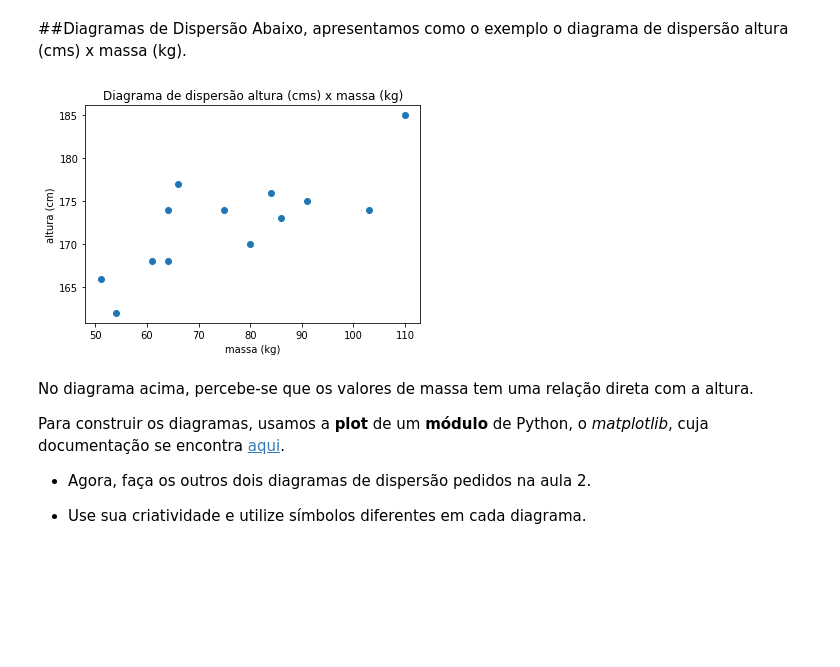
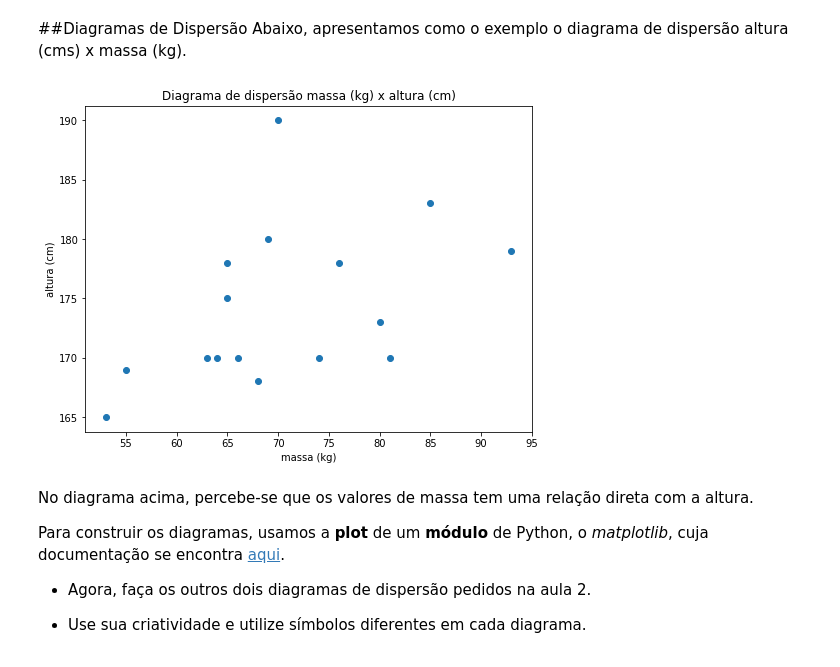
Before and after one commit to elizamelo/FisicaGeral, a Jupyter notebook: histogramasAula02Test.ipynb, the cells around one changed output. Drawn from its saved outputs; the diff is of its cells as text; code cells hidden in the pictures; blank space fills up the shorter version.

```diff
--- a/histogramasAula02Test.ipynb
+++ b/histogramasAula02Test.ipynb
@@ -184,18 +244,23 @@ Abaixo, apresentamos como o exemplo o diagrama de dispersão altura (cms) x mass
 # %%
 import matplotlib.pyplot as plt
 
-massa = [64,110,75,80,61,86,54,84,51,64,66,103,91]
-altura = [174,185,174,170,168,173,162,176,166,168,177,174,175]
+#massa = [64,110,75,80,61,86,54,84,51,64,66,103,91]
+#altura = [174,185,174,170,168,173,162,176,166,168,177,174,175]
+massa = [64,68,69,65,66,81,80,74,70,63,53,76,65,85,93,55]
+altura = [170,168,180,175,170,170,173,170,190,170,165,178,178,183,179,169]
+
+fig = plt.figure( figsize=(8,6) )
+
 plt.plot(massa,altura,'o')
 plt.xlabel('massa (kg)')
 plt.ylabel('altura (cm)')
-plt.title('Diagrama de dispersão altura (cms) x massa (kg)')
+plt.title('Diagrama de dispersão massa (kg) x altura (cm)')
 plt.show()
 
 #plt.scatter(massa,altura)
 #plt.show()
 # %% [output]
-[figure, old version]
+[figure, new version]
 # %% [markdown]
 No diagrama acima, percebe-se que os valores de massa tem uma relação direta com a altura.
 
```
Also changed, not shown: parts of 30 cells of this notebook.
